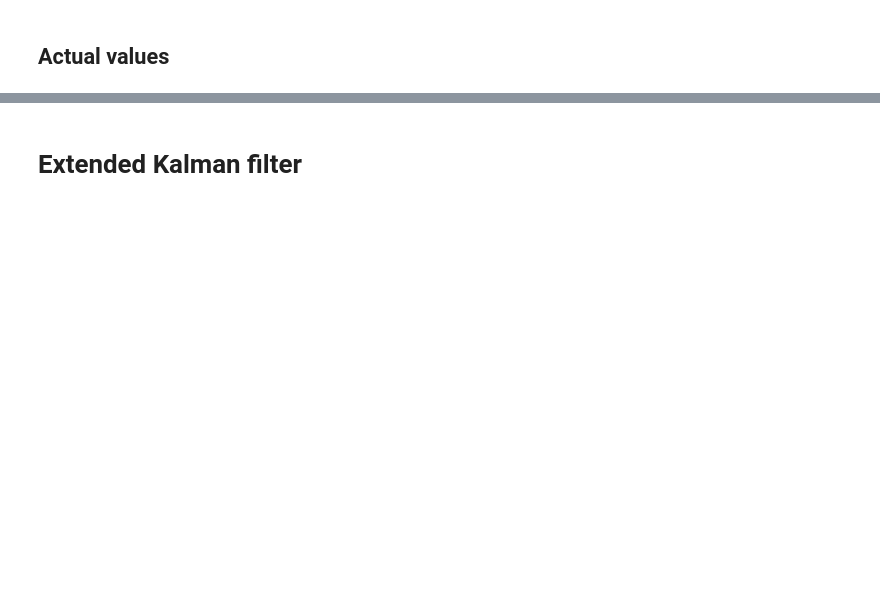
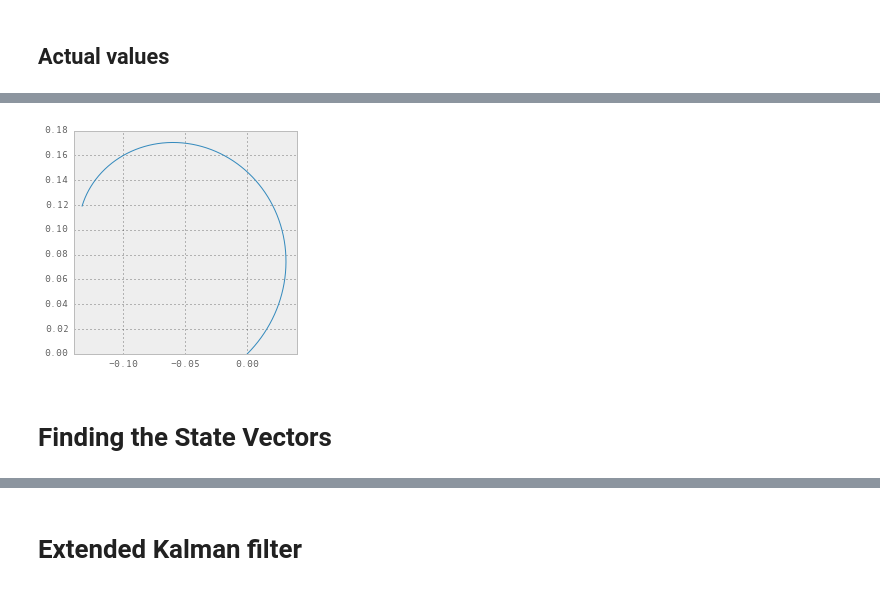
Before and after one commit to chchen123/pytpc, a Jupyter notebook: KalmanFilter.ipynb, the cells around one changed output, grey strips where cells are left out. Drawn from its saved outputs; the diff is of its cells as text; code cells hidden in the pictures; blank space fills up the shorter version.

```diff
--- a/KalmanFilter.ipynb
+++ b/KalmanFilter.ipynb
@@ -36,0 +39,9 @@ plt.plot(en)
+# %%
+xyfig = plt.figure()
+xyax = xyfig.add_subplot(111)
+xyax.plot(pos[:,0], pos[:,1])
+xyax.set_aspect('equal')
+# %% [output]
+[figure, added]
+# %% [markdown]
+# Finding the State Vectors
```
Also changed, not shown: parts of 43 cells of this notebook, 2 other files.
